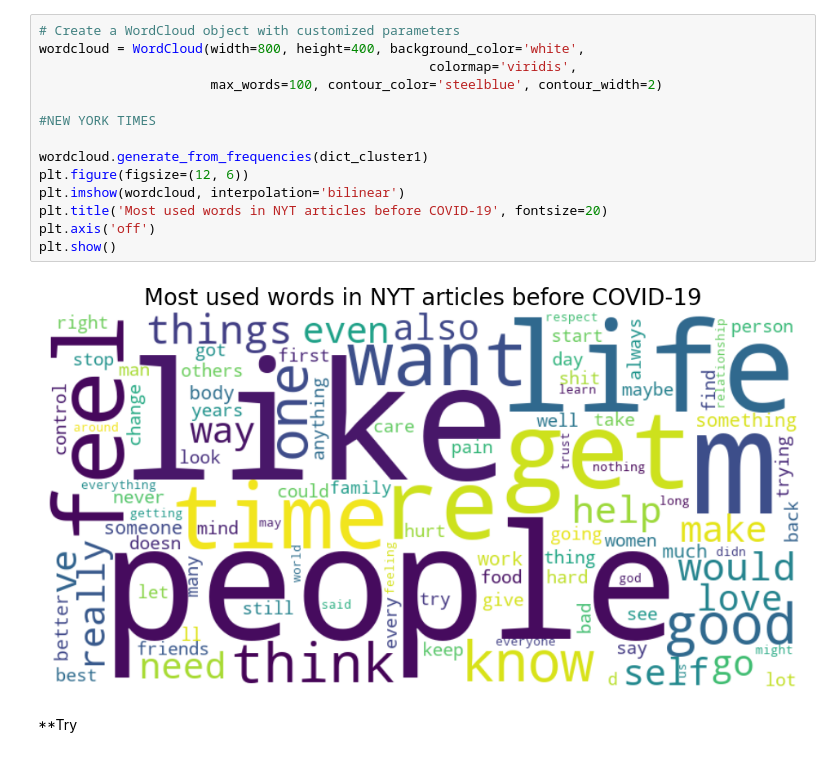
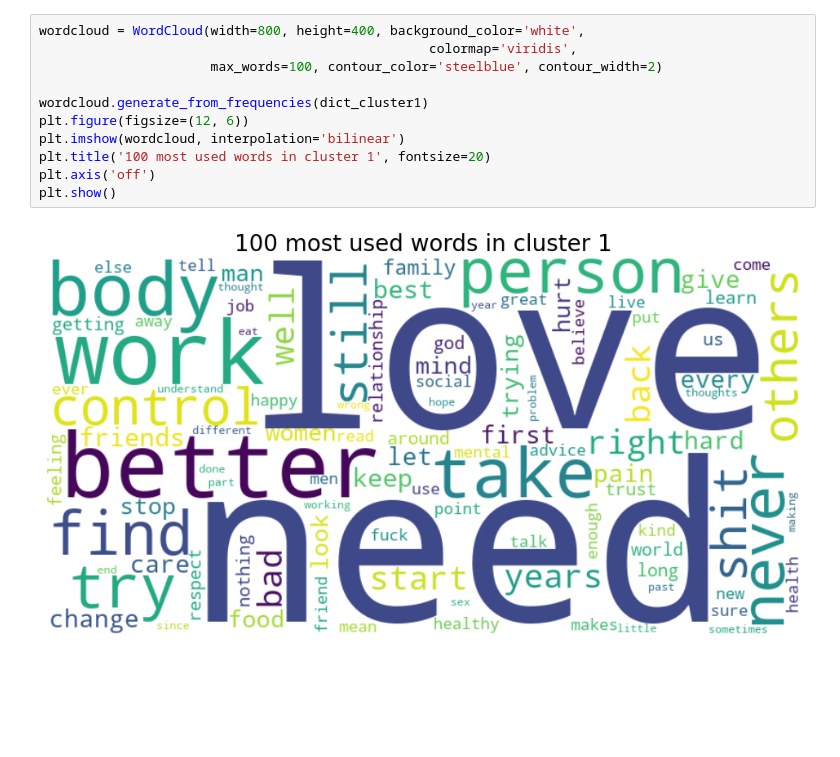
Before and after one commit to natashacarpcast/selfimprovement, a Jupyter notebook: lab2_clustering/top-n-words2.ipynb, the cells around one changed output. Drawn from its saved outputs; the diff is of its cells as text; blank space fills up the shorter version.

```diff
--- a/lab2_clustering/top-n-words2.ipynb
+++ b/lab2_clustering/top-n-words2.ipynb
@@ -165,18 +156,13 @@ plt.show()
 # %%
-# Create a WordCloud object with customized parameters
 wordcloud = WordCloud(width=800, height=400, background_color='white',
                                                   colormap='viridis',
                       max_words=100, contour_color='steelblue', contour_width=2)
 
-#NEW YORK TIMES
-
 wordcloud.generate_from_frequencies(dict_cluster1)
 plt.figure(figsize=(12, 6))
 plt.imshow(wordcloud, interpolation='bilinear')
-plt.title('Most used words in NYT articles before COVID-19', fontsize=20)
+plt.title('100 most used words in cluster 1', fontsize=20)
 plt.axis('off')
 plt.show()
 # %% [output]
-[figure, old version]
+[figure, new version]
-# %% [markdown]
-**Try
```
Also changed, not shown: parts of 15 cells of this notebook.
